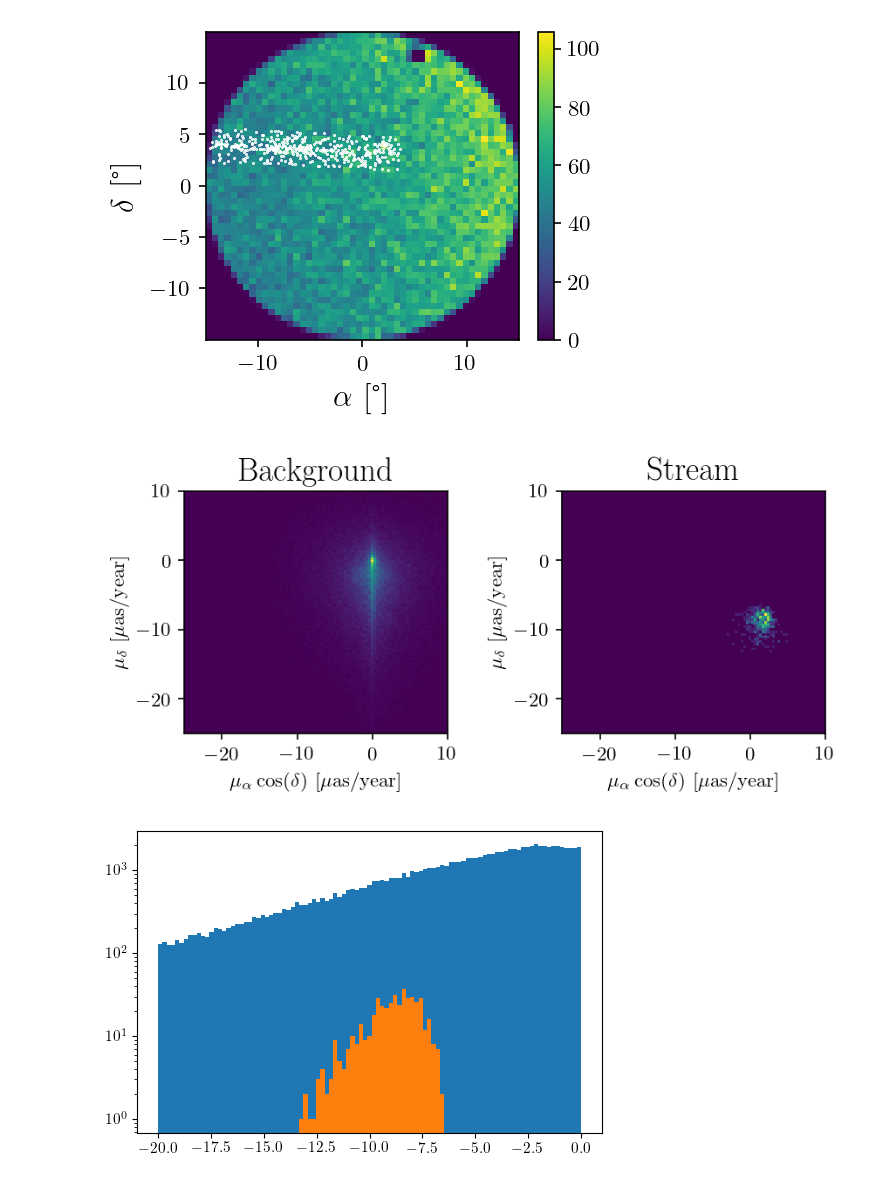
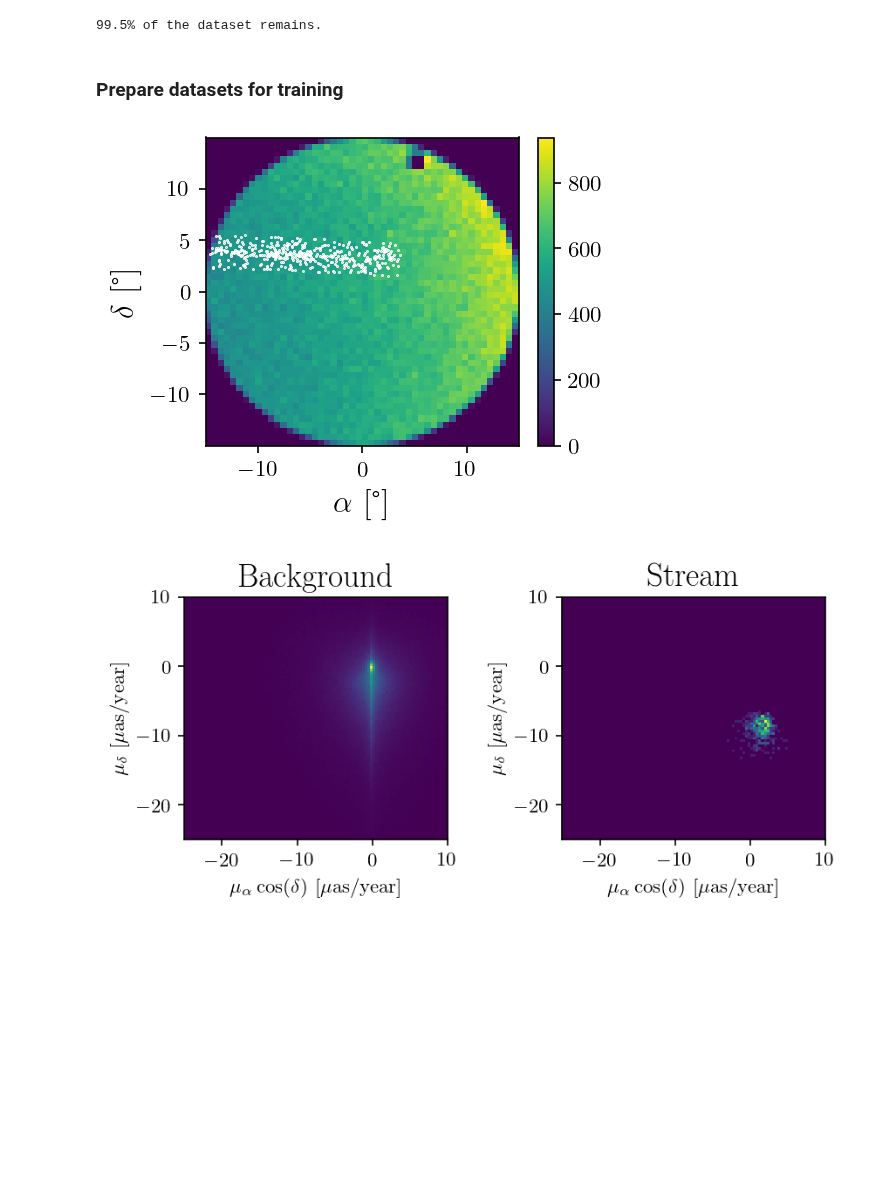
Before and after one commit to hep-lbdl/GaiaCWoLa, a Jupyter notebook: train.ipynb, the cells around one changed output. Drawn from its saved outputs; the diff is of its cells as text; code cells hidden in the pictures; blank space fills up the shorter version.

```diff
--- a/train.ipynb
+++ b/train.ipynb
@@ -54,5 +67,0 @@ df2 = df[(df.α < hist[1][13]) | (df.α > hist[1][14]) |
-# %%
-visualize_stream(df2)
-# %% [output]
-[figure, removed]
-[figure, removed]
@@ -61,8 +68,21 @@ df = df2
-# %%
-bins=np.linspace(-20,0,100)
-plt.figure(dpi=100)
-plt.hist(df.μ_δ, bins=bins);
-plt.hist(df[df.stream == True].μ_δ, bins=bins);
-plt.yscale('log')
-# %% [output]
-[figure, removed]
+# %%
+# Get indices for hotspot bin to exclude
+i, j = np.unravel_index(hist[0].argmax(), hist[0].shape)
+
+# Exclude this bin based on bin edges
+df2 = df[(df.α < hist[1][i]) | (df.α > hist[1][i+1]) |
+         (df.δ < hist[1][j]) | (df.δ > hist[1][j+1])]
+
+print("{:.1f}% of the dataset remains.".format(100*len(df2)/len(df)))
+
+# Redefine dataframe
+df = df2
+# %% [output]
+99.5% of the dataset remains.
+# %% [markdown]
+### Prepare datasets for training
+# %%
+visualize_stream(df, show_stream=True)
+# %% [output]
+[figure, added]
+[figure, added]
```
Also changed, not shown: parts of 24 cells of this notebook, 3 other files.
